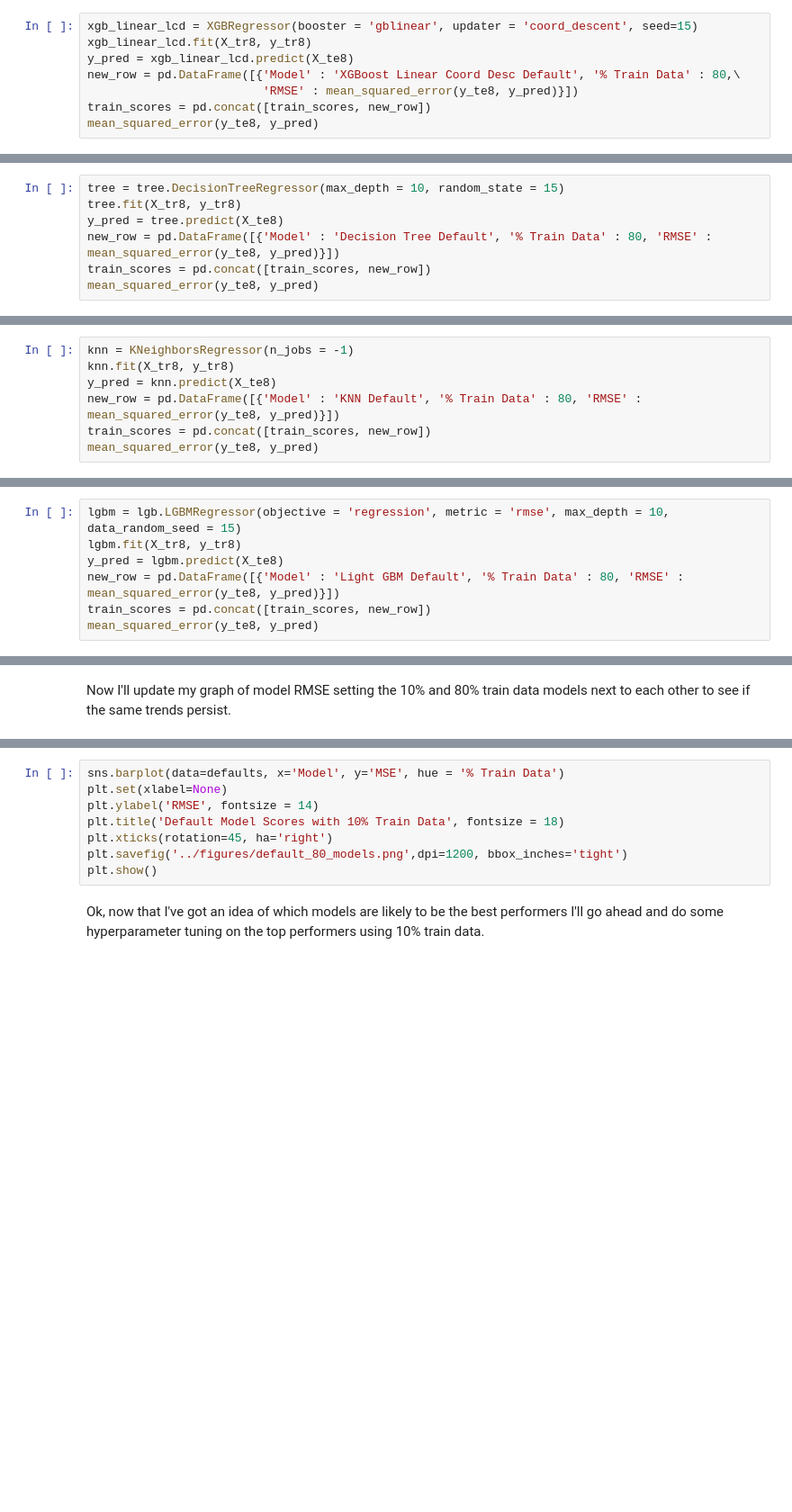
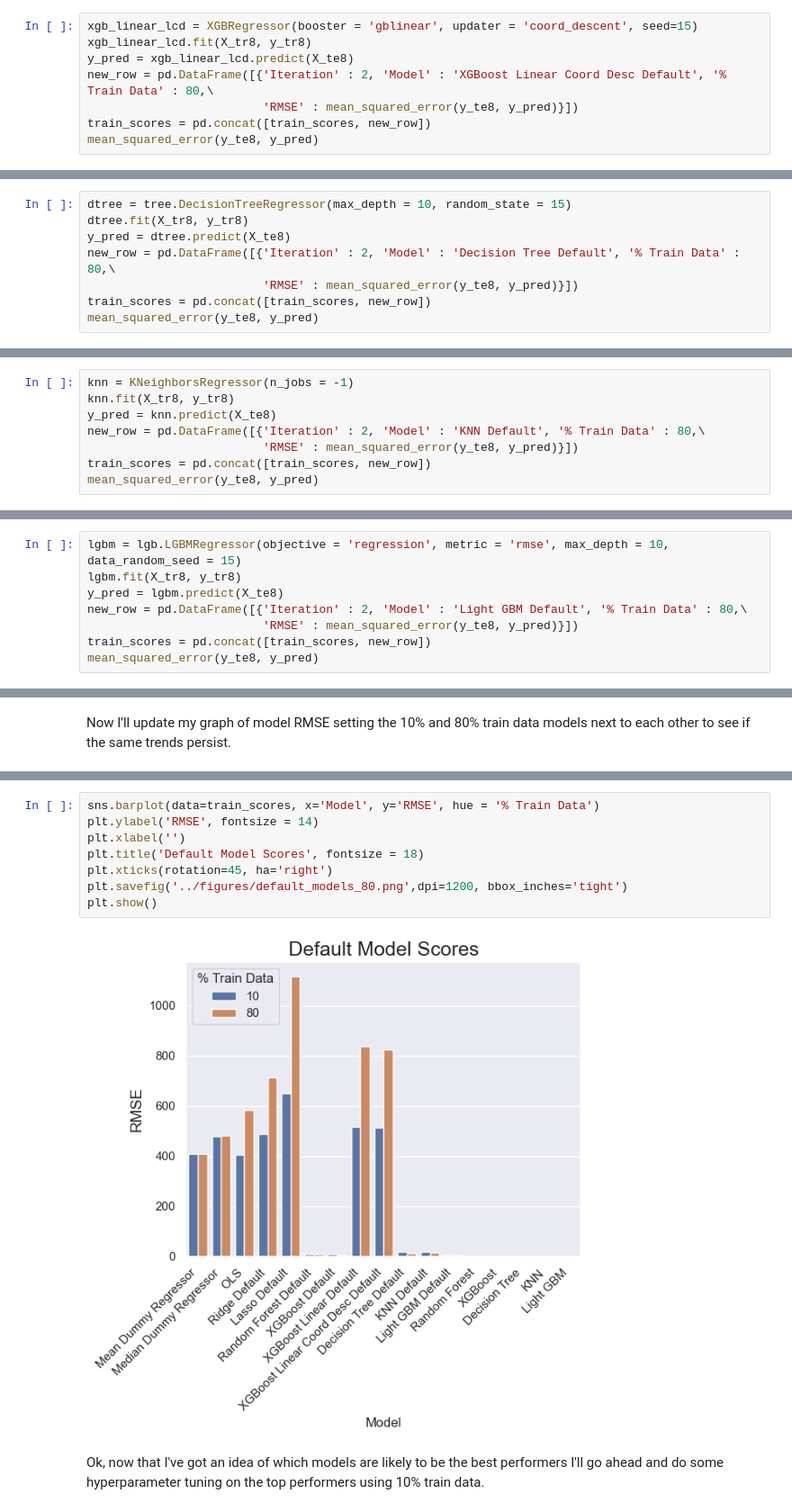
Before and after one commit to zjbrown0689/MOF-Capstone, a Jupyter notebook: notebooks/4_model_development.ipynb, the cells around one changed output, grey strips where cells are left out. Shown: that part at 90% size. Saved outputs shown, nothing was run; the diff lists cells and outputs as text; blank space fills up the shorter version.

```diff
--- a/notebooks/4_model_development.ipynb
+++ b/notebooks/4_model_development.ipynb
@@ -299,7 +330,7 @@ mean_squared_error(y_te8, y_pred)
 xgb_linear_lcd = XGBRegressor(booster = 'gblinear', updater = 'coord_descent', seed=15)
 xgb_linear_lcd.fit(X_tr8, y_tr8)
 y_pred = xgb_linear_lcd.predict(X_te8)
-new_row = pd.DataFrame([{'Model' : 'XGBoost Linear Coord Desc Default', '% Train Data' : 80,\
+new_row = pd.DataFrame([{'Iteration' : 2, 'Model' : 'XGBoost Linear Coord Desc Default', '% Train Data' : 80,\
                          'RMSE' : mean_squared_error(y_te8, y_pred)}])
 train_scores = pd.concat([train_scores, new_row])
 mean_squared_error(y_te8, y_pred)
@@ -306,7 +339,8 @@ mean_squared_error(y_te8, y_pred)
 # %%
-tree = tree.DecisionTreeRegressor(max_depth = 10, random_state = 15)
-tree.fit(X_tr8, y_tr8)
-y_pred = tree.predict(X_te8)
-new_row = pd.DataFrame([{'Model' : 'Decision Tree Default', '% Train Data' : 80, 'RMSE' : mean_squared_error(y_te8, y_pred)}])
+dtree = tree.DecisionTreeRegressor(max_depth = 10, random_state = 15)
+dtree.fit(X_tr8, y_tr8)
+y_pred = dtree.predict(X_te8)
+new_row = pd.DataFrame([{'Iteration' : 2, 'Model' : 'Decision Tree Default', '% Train Data' : 80,\
+                         'RMSE' : mean_squared_error(y_te8, y_pred)}])
 train_scores = pd.concat([train_scores, new_row])
 mean_squared_error(y_te8, y_pred)
@@ -314,6 +350,7 @@ mean_squared_error(y_te8, y_pred)
 knn = KNeighborsRegressor(n_jobs = -1)
 knn.fit(X_tr8, y_tr8)
 y_pred = knn.predict(X_te8)
-new_row = pd.DataFrame([{'Model' : 'KNN Default', '% Train Data' : 80, 'RMSE' : mean_squared_error(y_te8, y_pred)}])
+new_row = pd.DataFrame([{'Iteration' : 2, 'Model' : 'KNN Default', '% Train Data' : 80,\
+                         'RMSE' : mean_squared_error(y_te8, y_pred)}])
 train_scores = pd.concat([train_scores, new_row])
 mean_squared_error(y_te8, y_pred)
@@ -321,6 +360,7 @@ mean_squared_error(y_te8, y_pred)
 lgbm = lgb.LGBMRegressor(objective = 'regression', metric = 'rmse', max_depth = 10, data_random_seed = 15)
 lgbm.fit(X_tr8, y_tr8)
 y_pred = lgbm.predict(X_te8)
-new_row = pd.DataFrame([{'Model' : 'Light GBM Default', '% Train Data' : 80, 'RMSE' : mean_squared_error(y_te8, y_pred)}])
+new_row = pd.DataFrame([{'Iteration' : 2, 'Model' : 'Light GBM Default', '% Train Data' : 80,\
+                         'RMSE' : mean_squared_error(y_te8, y_pred)}])
 train_scores = pd.concat([train_scores, new_row])
 mean_squared_error(y_te8, y_pred)
@@ -331,10 +391,12 @@ defaults = train_scores[['Default' in x for x in train_scores['Model'].unique()]
 # %%
-sns.barplot(data=defaults, x='Model', y='MSE', hue = '% Train Data')
-plt.set(xlabel=None)
+sns.barplot(data=train_scores, x='Model', y='RMSE', hue = '% Train Data')
 plt.ylabel('RMSE', fontsize = 14)
-plt.title('Default Model Scores with 10% Train Data', fontsize = 18)
+plt.xlabel('')
+plt.title('Default Model Scores', fontsize = 18)
 plt.xticks(rotation=45, ha='right')
-plt.savefig('../figures/default_80_models.png',dpi=1200, bbox_inches='tight')
+plt.savefig('../figures/default_models_80.png',dpi=1200, bbox_inches='tight')
 plt.show()
+# %% [output]
+[figure, added]
 # %% [markdown]
 Ok, now that I've got an idea of which models are likely to be the best performers I'll go ahead and do some hyperparameter tuning on the top performers using 10% train data.
```
Also changed, not shown: parts of 74 cells of this notebook.
